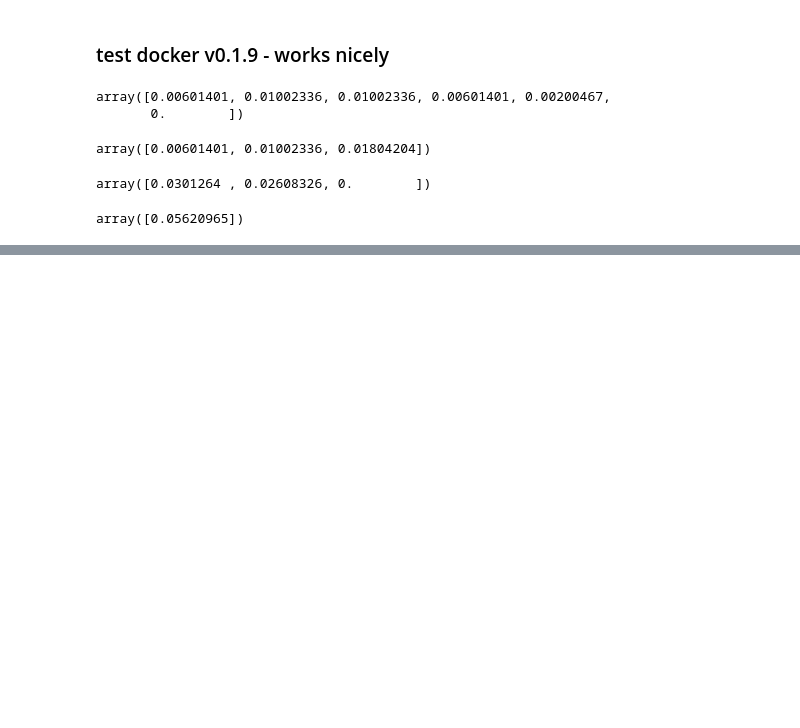
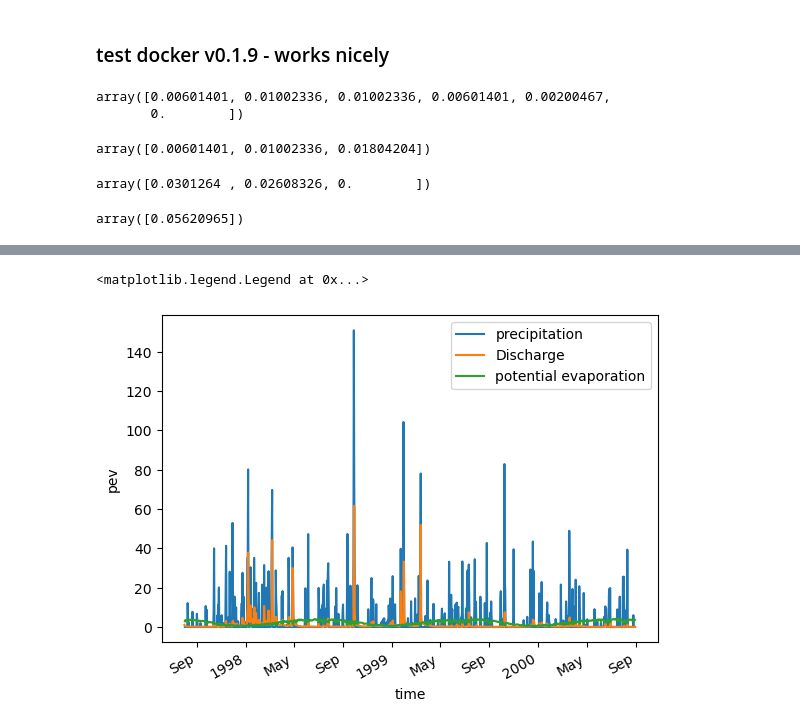
Before and after one commit to Daafip/Msc-Thesis-Notebooks, a Jupyter notebook: 3. test_HBV_model_Linux- updates.ipynb, the cells around one changed output, grey strips where cells are left out. Drawn from its saved outputs; the diff is of its cells as text; code cells hidden in the pictures; blank space fills up the shorter version.

````diff
--- a/3. test_HBV_model_Linux- updates.ipynb
+++ b/3. test_HBV_model_Linux- updates.ipynb
@@ -67,6 +74,6 @@ test_forcing = HBVForcing(start_time = experiment_start_date,
                           )
 # %%
-ds = test_forcing.to_xarray()
+ds = test_forcing.from_camels_txt()
 # %% [markdown]
 #### Can also run locally when developing - v0.1.1. here
 ```py
@@ -266,0 +276,17 @@ model.finalize()
+# %%
+observations = observations_path / f'0{HRU_id}_streamflow_qc.txt'
+# %%
+cubic_ft_to_cubic_m = 0.0283168466
+# %%
+new_header = ['GAGEID','Year','Month', 'Day', 'Streamflow(cubic feet per second)','QC_flag']
+new_header_dict = dict(list(zip(range(len(new_header)),new_header)))
+
+df_Q = pd.read_fwf(observations,delimiter=' ',encoding='utf-8',header=None)
+df_Q = df_Q.rename(columns=new_header_dict)
+df_Q['Streamflow(cubic feet per second)'] = df_Q['Streamflow(cubic feet per second)'].apply(lambda x: np.nan if x==-999.00 else x)
+df_Q['Q (m3/s)'] = df_Q['Streamflow(cubic feet per second)'] * cubic_ft_to_cubic_m
+df_Q['Q'] = df_Q['Q (m3/s)'] / ds.attrs['area basin(m^2)'] * 3600 * 24 * 1000 # m3/s -> m/s ->m/d -> mm/d
+df_Q.index = df_Q.apply(lambda x: pd.Timestamp(f'{int(x.Year)}-{int(x.Month)}-{int(x.Day)}'),axis=1)
+df_Q.index.name = "time"
+df_Q.drop(columns=['Year','Month', 'Day','Streamflow(cubic feet per second)'],inplace=True)
+df_Q = df_Q.dropna(axis=0)
@@ -266,0 +309,9 @@ model.finalize()
+# %%
+fig, ax = plt.subplots(1,1)
+ds['pr'].plot(ax=ax,label="precipitation")
+df_Q.loc[list(pd.date_range(experiment_start_date[:-1],experiment_end_date[:-1]))]['Q'].plot(ax=ax,label="Discharge")
+ds['pev'].plot(ax=ax,label="potential evaporation")
+ax.legend()
+# %% [output]
+<matplotlib.legend.Legend at 0x...>
+[figure, added]
````
Also changed, not shown: parts of 5 cells of this notebook, 38 other files.
